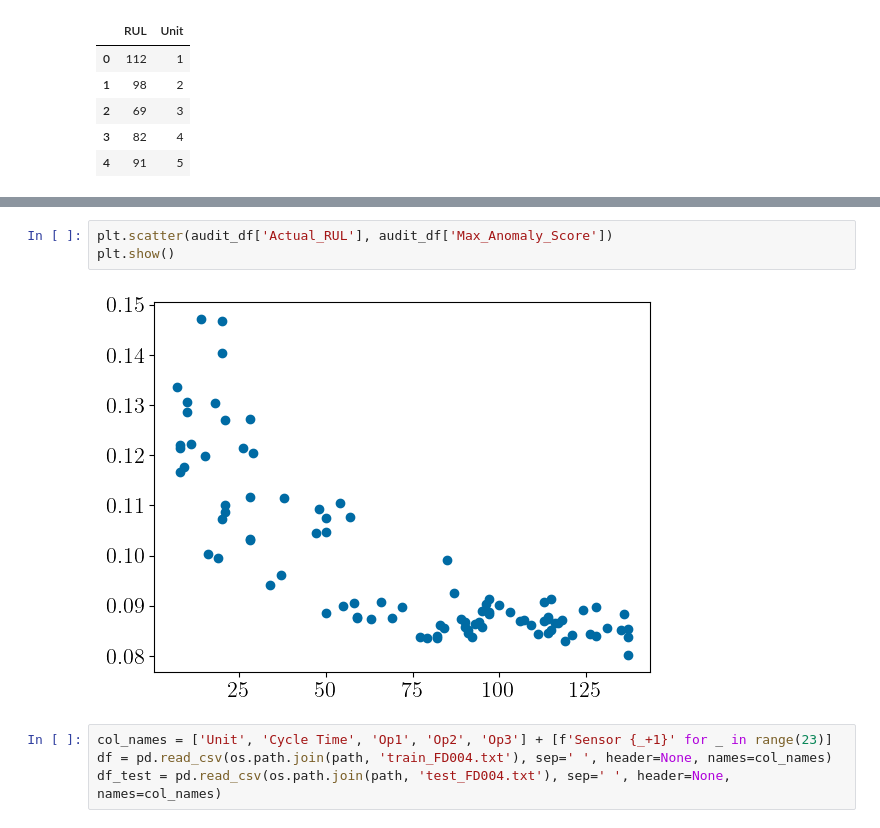
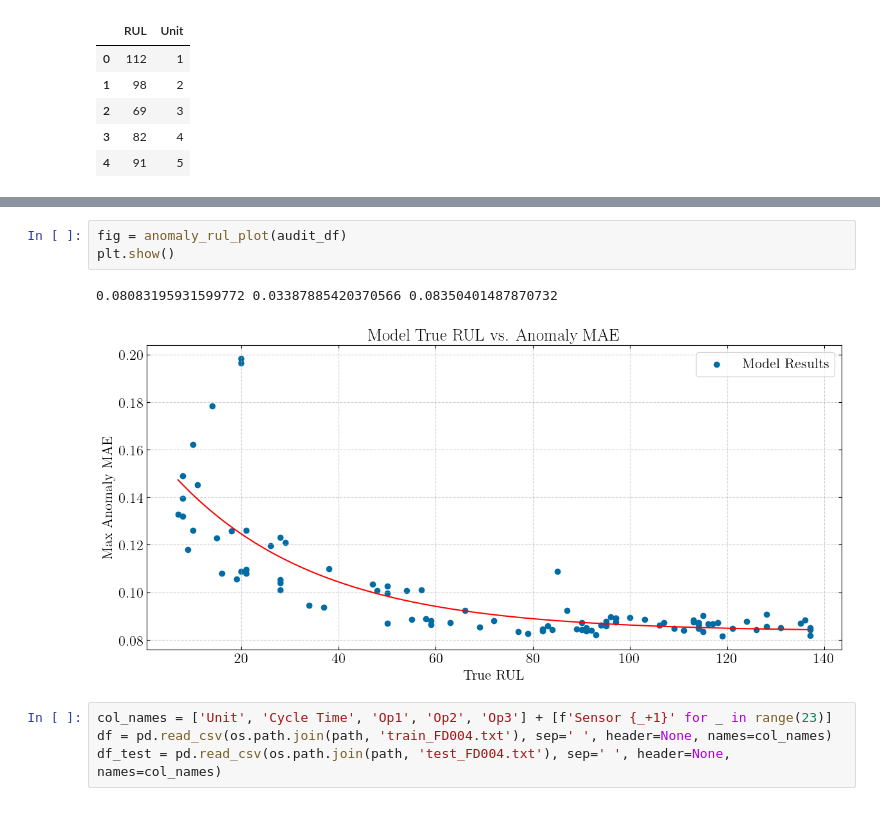
Before and after one commit to RandomKiddo/HackAI2026, a Jupyter notebook: src/Project.ipynb, the cells around one changed output, grey strips where cells are left out. Saved outputs shown, nothing was run; the diff lists cells and outputs as text.

```diff
--- a/src/Project.ipynb
+++ b/src/Project.ipynb
@@ -260,8 +260,9 @@ Top 10 Engines with Highest Anomaly Scores:
 # %%
-plt.scatter(audit_df['Actual_RUL'], audit_df['Max_Anomaly_Score'])
+fig = anomaly_rul_plot(audit_df)
 plt.show()
 # %% [output]
+0.08083195931599772 0.03387885420370566 0.08350401487870732
-[figure, old version]
+[figure, new version]
 # %%
 col_names = ['Unit', 'Cycle Time', 'Op1', 'Op2', 'Op3'] + [f'Sensor {_+1}' for _ in range(23)]
 df = pd.read_csv(os.path.join(path, 'train_FD004.txt'), sep=' ', header=None, names=col_names)
```
Also changed, not shown: parts of 15 cells of this notebook, 3 other files.
